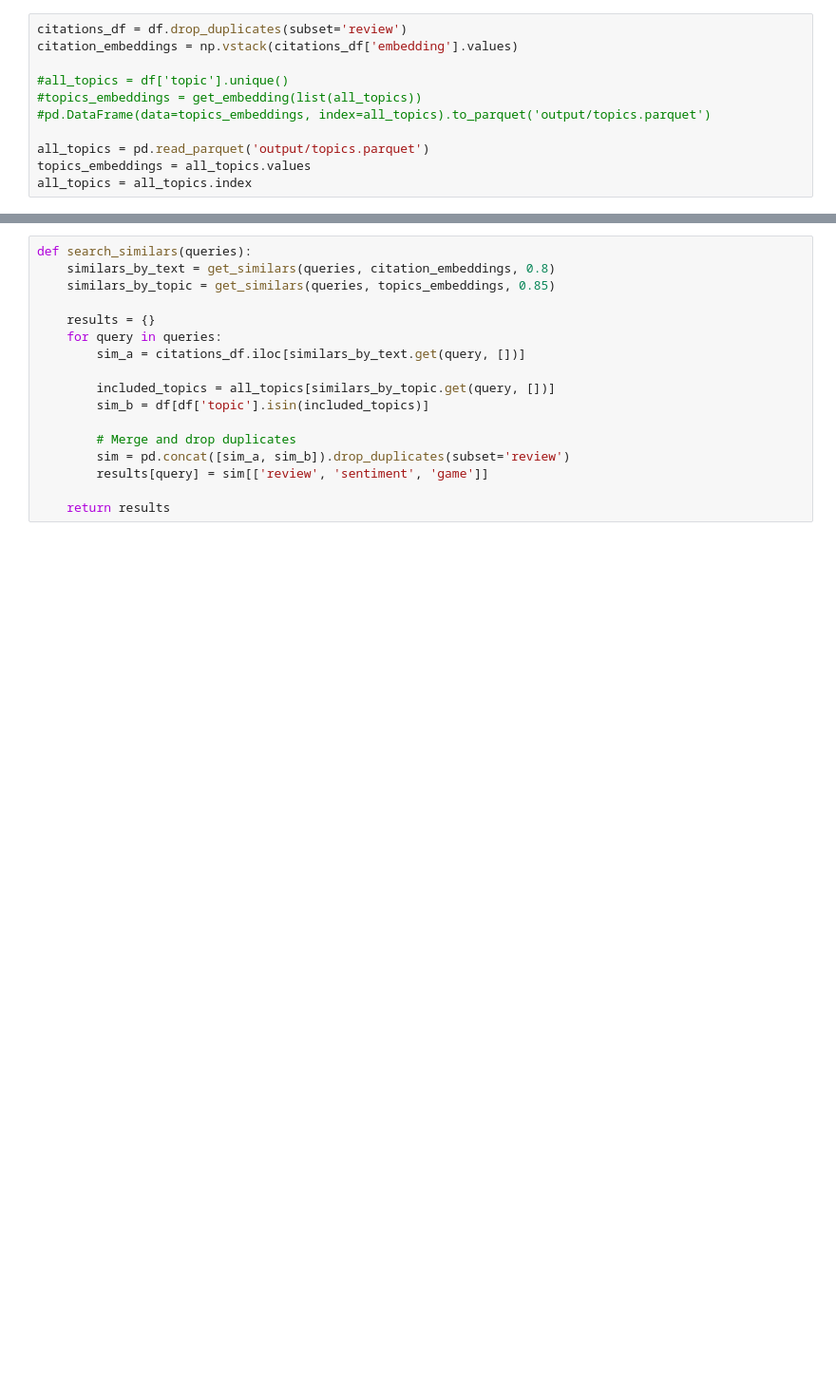
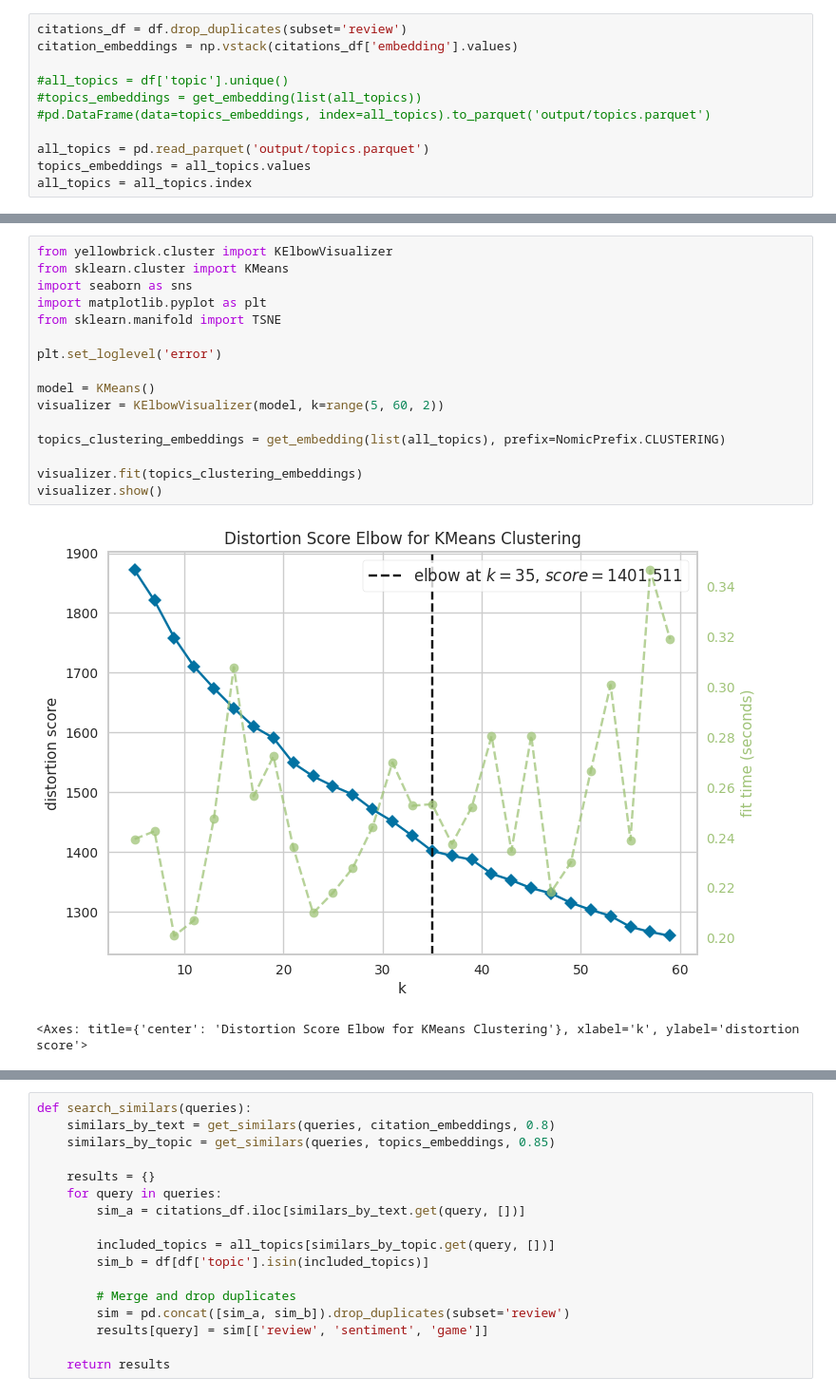
Before and after one commit to rik1599/mth-review-analysis, a Jupyter notebook: queries.ipynb, the cells around one changed output, grey strips where cells are left out. Shown: that part at 95% size. Saved outputs shown, nothing was run; the diff lists cells and outputs as text; blank space fills up the shorter version.

```diff
--- a/queries.ipynb
+++ b/queries.ipynb
@@ -90,0 +66,19 @@ all_topics = all_topics.index
+# %%
+from yellowbrick.cluster import KElbowVisualizer
+from sklearn.cluster import KMeans
+import seaborn as sns
+import matplotlib.pyplot as plt
+from sklearn.manifold import TSNE
+
+plt.set_loglevel('error')
+
+model = KMeans()
+visualizer = KElbowVisualizer(model, k=range(5, 60, 2))
+
+topics_clustering_embeddings = get_embedding(list(all_topics), prefix=NomicPrefix.CLUSTERING)
+
+visualizer.fit(topics_clustering_embeddings)
+visualizer.show()
+# %% [output]
+[figure, added]
+<Axes: title={'center': 'Distortion Score Elbow for KMeans Clustering'}, xlabel='k', ylabel='distortion score'>
```
Also changed, not shown: parts of 16 cells of this notebook.
